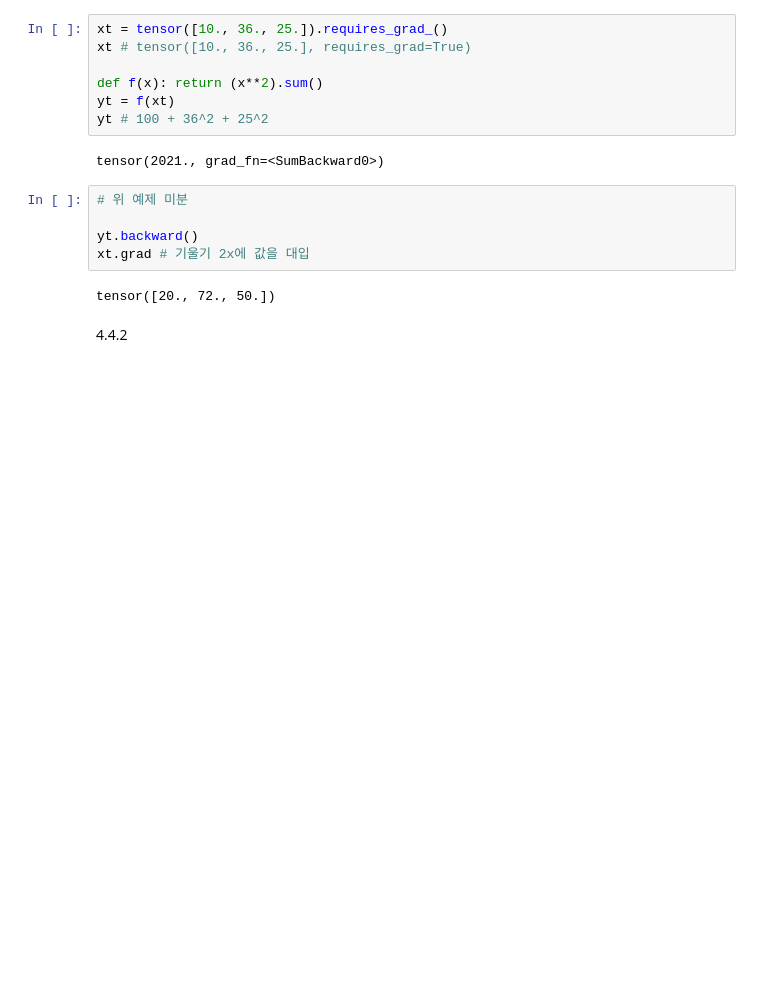
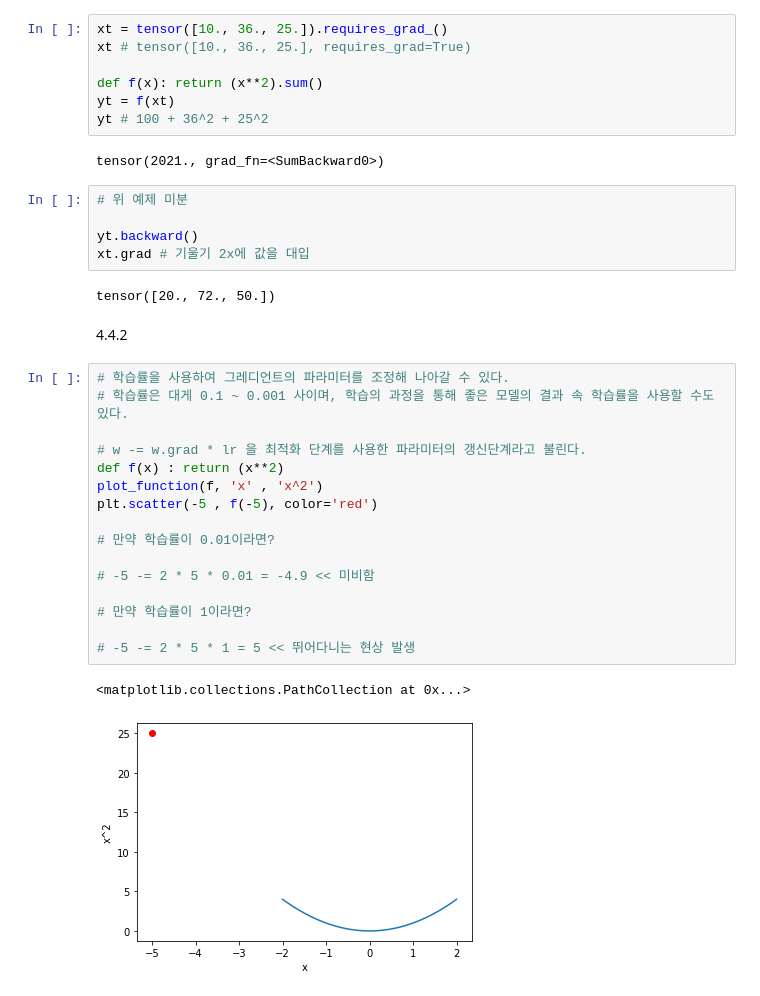
Before and after one commit to 2naff/fastai, a Jupyter notebook: Lesson4.ipynb, the cells around one changed output. Cells and saved outputs as stored; diff of their text form; blank space fills up the shorter version.

```diff
--- a/Lesson4.ipynb
+++ b/Lesson4.ipynb
@@ -326,3 +320,22 @@ xt.grad # 기울기 2x에 값을 대입
 tensor([20., 72., 50.])
 # %% [markdown]
 4.4.2
+# %%
+# 학습률을 사용하여 그레디언트의 파라미터를 조정해 나아갈 수 있다.
+# 학습률은 대게 0.1 ~ 0.001 사이며, 학습의 과정을 통해 좋은 모델의 결과 속 학습률을 사용할 수도 있다.
+
+# w -= w.grad * lr 을 최적화 단계를 사용한 파라미터의 갱신단계라고 불린다.
+def f(x) : return (x**2)
+plot_function(f, 'x' , 'x^2')
+plt.scatter(-5 , f(-5), color='red')
+
+# 만약 학습률이 0.01이라면?
+
+# -5 -= 2 * 5 * 0.01 = -4.9 << 미비함
+
+# 만약 학습률이 1이라면?
+
+# -5 -= 2 * 5 * 1 = 5 << 뛰어다니는 현상 발생
+# %% [output]
+<matplotlib.collections.PathCollection at 0x...>
+[figure, added]
```
Also changed, not shown: parts of 17 cells of this notebook.
